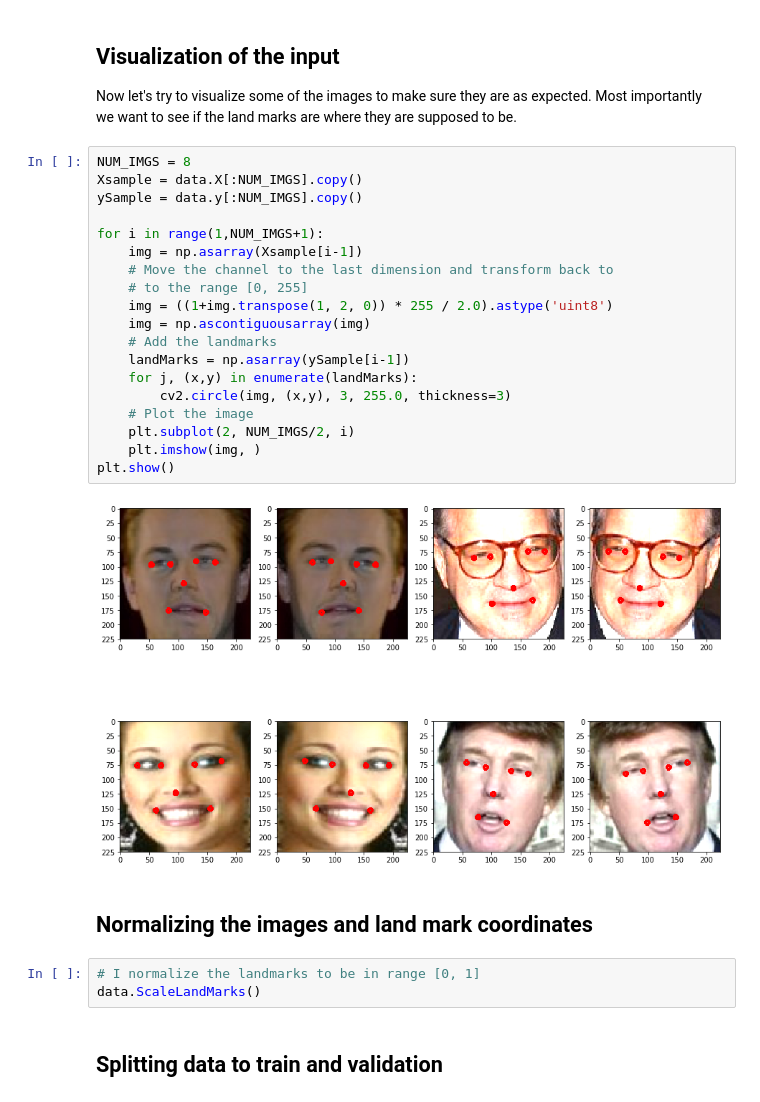
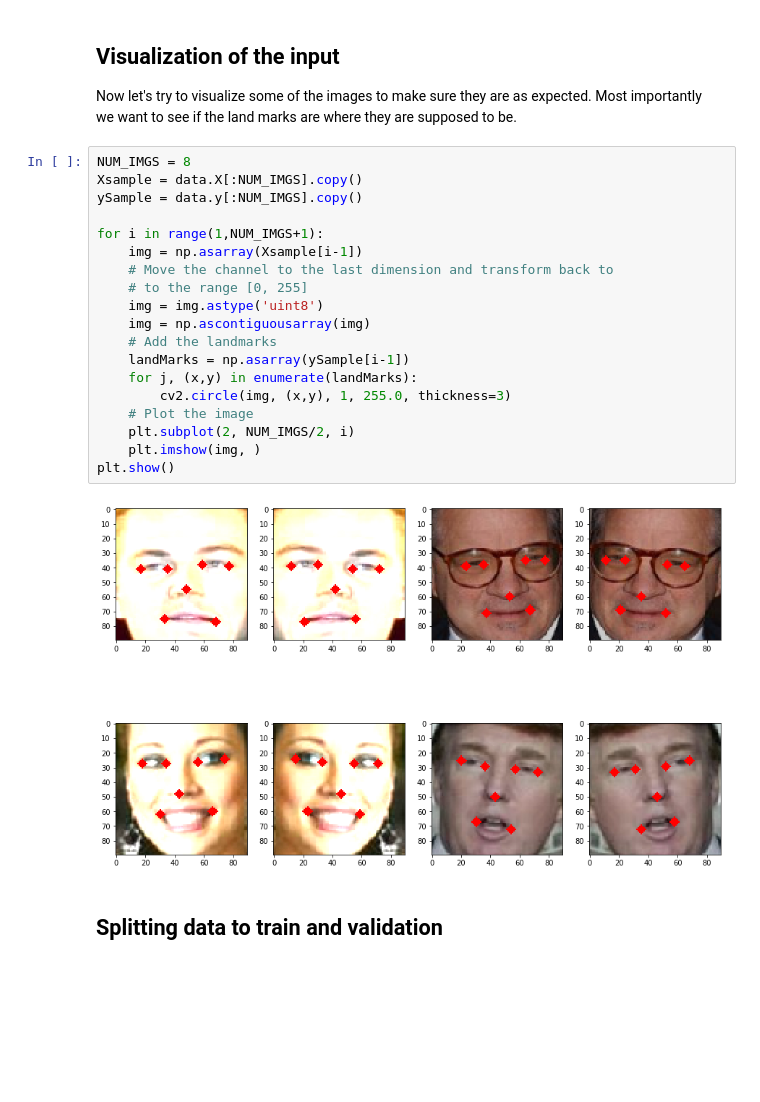
Before and after one commit to reza-asad/Facial-Landmark-Regression, a Jupyter notebook: FacialLandmarkDetection.ipynb, the cells around one changed output. Saved outputs shown, nothing was run; the diff lists cells and outputs as text; blank space fills up the shorter version.

Commit message:
Resizing the image to a small size before saving it to hdf5 format.

```diff
--- a/FacialLandmarkDetection.ipynb
+++ b/FacialLandmarkDetection.ipynb
@@ -29,29 +29,24 @@ we want to see if the land marks are where they are supposed to be.
 # %%
 NUM_IMGS = 8
 Xsample = data.X[:NUM_IMGS].copy()
 ySample = data.y[:NUM_IMGS].copy()
 
 for i in range(1,NUM_IMGS+1):
     img = np.asarray(Xsample[i-1])
     # Move the channel to the last dimension and transform back to
     # to the range [0, 255]
-    img = ((1+img.transpose(1, 2, 0)) * 255 / 2.0).astype('uint8')
+    img = img.astype('uint8')
     img = np.ascontiguousarray(img)
     # Add the landmarks
     landMarks = np.asarray(ySample[i-1])
     for j, (x,y) in enumerate(landMarks):
-        cv2.circle(img, (x,y), 3, 255.0, thickness=3)
+        cv2.circle(img, (x,y), 1, 255.0, thickness=3)
     # Plot the image
     plt.subplot(2, NUM_IMGS/2, i)
     plt.imshow(img, )
 plt.show()
 # %% [output]
-[figure, old version]
+[figure, new version]
-# %% [markdown]
-## Normalizing the images and land mark coordinates
-# %%
-# I normalize the landmarks to be in range [0, 1]
-data.ScaleLandMarks()
 # %% [markdown]
 ## Splitting data to train and validation
 # %%
```
Also changed, not shown: parts of 3 cells of this notebook, 2 other files.
